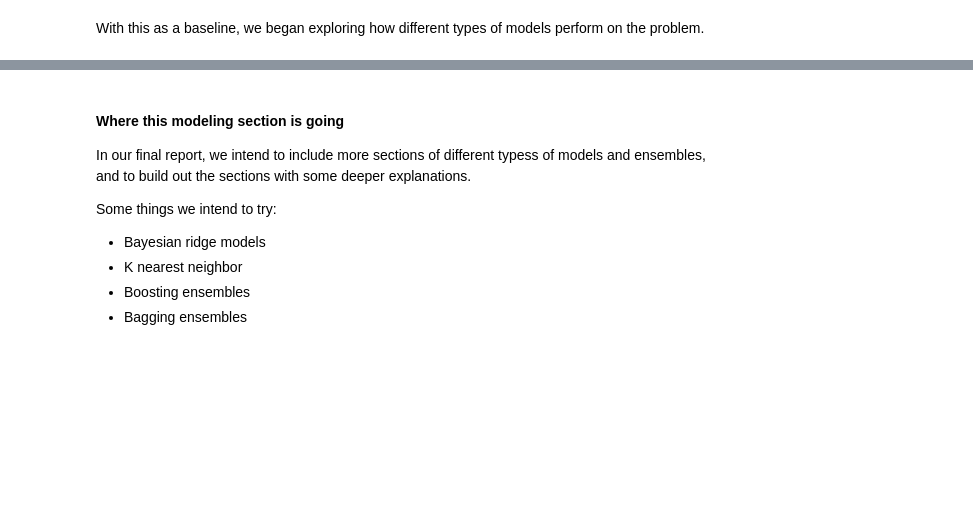
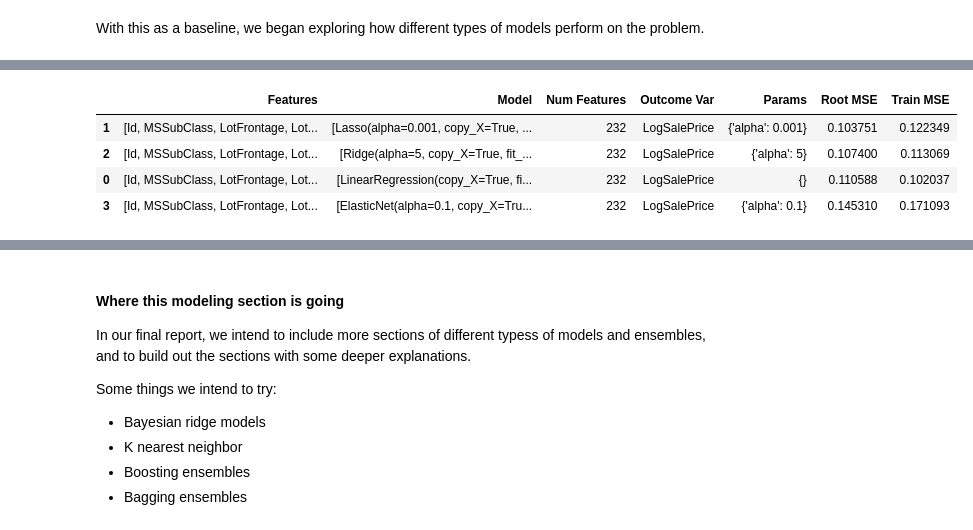
Before and after one commit to emrapport/w207_final_proj, a Jupyter notebook: Working Final Notebook_ML.ipynb, the cells around one changed output, grey strips where cells are left out. Saved outputs shown, nothing was run; the diff lists cells and outputs as text; code cells hidden in the pictures; blank space fills up the shorter version.

```diff
--- a/Working Final Notebook_ML.ipynb
+++ b/Working Final Notebook_ML.ipynb
@@ -203,0 +121,26 @@ plt.xlabel('Tree Depth')
+# %%
+# Set up different LR models
+models_to_param_list = {LinearRegression: [{}],
+                        Lasso: [{'alpha': 0.001}], # lower value is less regularization
+                        Ridge: [{'alpha': 5}], # more effective with more regularization
+                        ElasticNet: [{'alpha': 0.1}]} # lower value is less regularization
+
+# Outcome
+outcome_vars = ['LogSalePrice']
+
+# Create feature sets
+feature_sets = [[col for col in data.columns if col not in ['YrMoSold', 'LogSalePrice', 'SalePrice']]]
+
+# Output model
+lrdf = model_train.try_different_models(cross_val_list,
+                                        models_to_param_list,
+                                        outcome_vars,
+                                        feature_sets)
+
+lrdf.sort_values('Root MSE', ascending=True)
+# %% [output]
+|  | Features | Model | Num Features | Outcome Var | Params | Root MSE | Train MSE |
+| 1 | [Id, MSSubClass, LotFrontage, Lot... | [Lasso(alpha=0.001, copy_X=True, ... | 232 | LogSalePrice | {'alpha': 0.001} | 0.103751 | 0.122349 |
+| 2 | [Id, MSSubClass, LotFrontage, Lot... | [Ridge(alpha=5, copy_X=True, fit_... | 232 | LogSalePrice | {'alpha': 5} | 0.107400 | 0.113069 |
+| 0 | [Id, MSSubClass, LotFrontage, Lot... | [LinearRegression(copy_X=True, fi... | 232 | LogSalePrice | {} | 0.110588 | 0.102037 |
+| 3 | [Id, MSSubClass, LotFrontage, Lot... | [ElasticNet(alpha=0.1, copy_X=Tru... | 232 | LogSalePrice | {'alpha': 0.1} | 0.145310 | 0.171093 |
```
Also changed, not shown: parts of 44 cells of this notebook.
